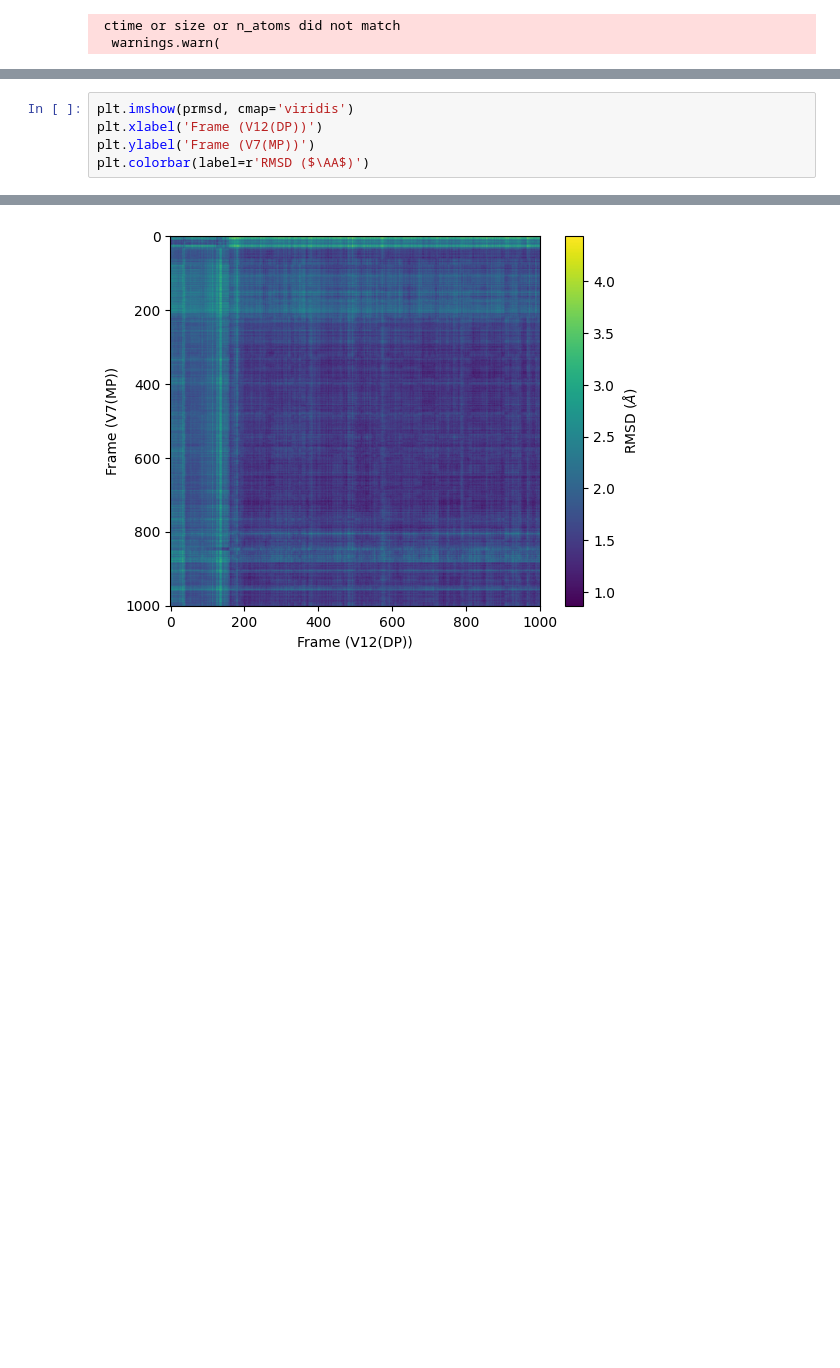
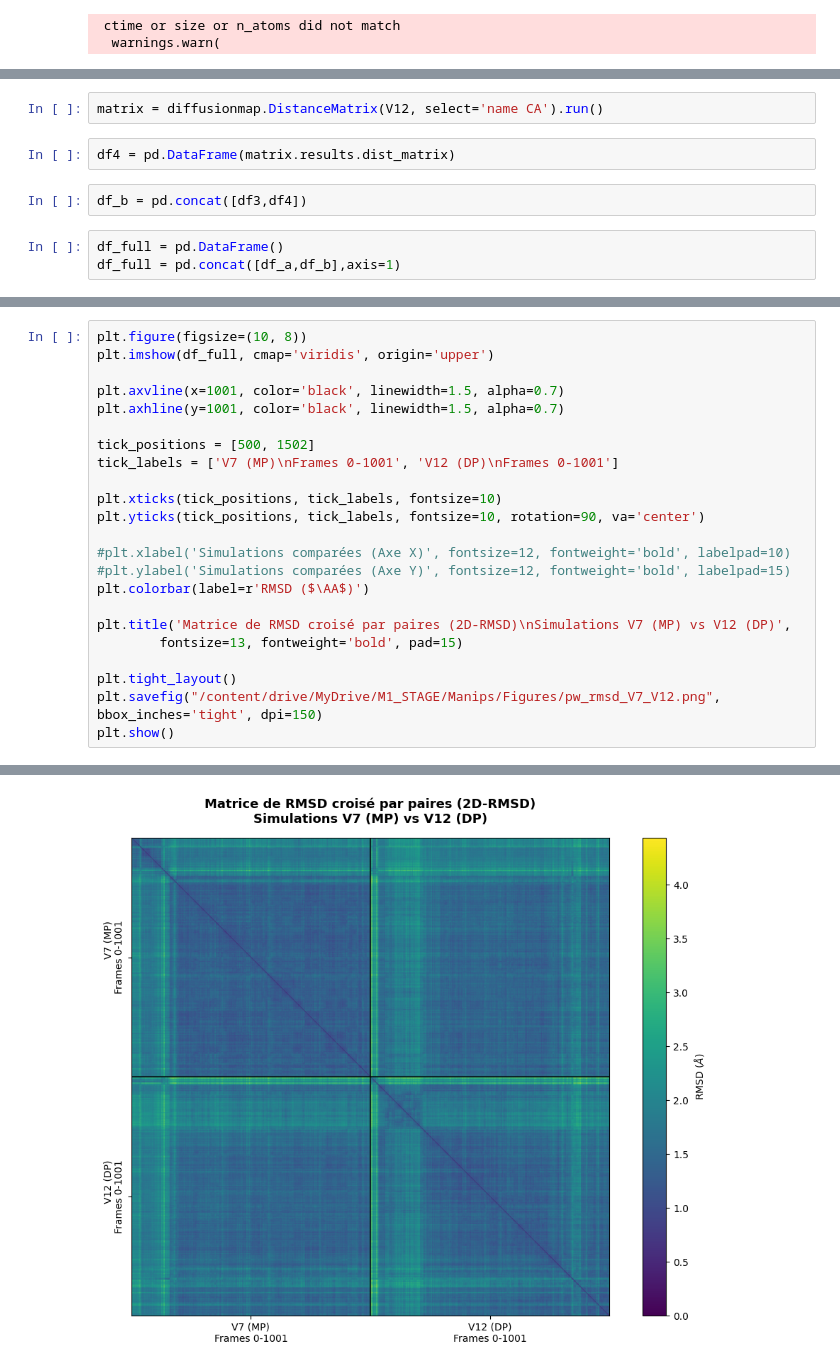
Before and after one commit to annhater/M1_STAGE, a Jupyter notebook: 2_notebooks/02_analysis_pw_RMSD.ipynb, the cells around one changed output, grey strips where cells are left out. Saved outputs shown, nothing was run; the diff lists cells and outputs as text; blank space fills up the shorter version.

```diff
--- a/2_notebooks/02_analysis_pw_RMSD.ipynb
+++ b/2_notebooks/02_analysis_pw_RMSD.ipynb
@@ -74,0 +129,9 @@ for i, frame_open in enumerate(V12.trajectory):
+# %%
+matrix = diffusionmap.DistanceMatrix(V12, select='name CA').run()
+# %%
+df4 = pd.DataFrame(matrix.results.dist_matrix)
+# %%
+df_b = pd.concat([df3,df4])
+# %%
+df_full = pd.DataFrame()
+df_full = pd.concat([df_a,df_b],axis=1)
@@ -75,6 +154,24 @@ for i, frame_open in enumerate(V12.trajectory):
 # %%
-plt.imshow(prmsd, cmap='viridis')
-plt.xlabel('Frame (V12(DP))')
-plt.ylabel('Frame (V7(MP))')
+plt.figure(figsize=(10, 8))
+plt.imshow(df_full, cmap='viridis', origin='upper')
+
+plt.axvline(x=1001, color='black', linewidth=1.5, alpha=0.7)
+plt.axhline(y=1001, color='black', linewidth=1.5, alpha=0.7)
+
+tick_positions = [500, 1502]
+tick_labels = ['V7 (MP)\nFrames 0-1001', 'V12 (DP)\nFrames 0-1001']
+
+plt.xticks(tick_positions, tick_labels, fontsize=10)
+plt.yticks(tick_positions, tick_labels, fontsize=10, rotation=90, va='center')
+
+#plt.xlabel('Simulations comparées (Axe X)', fontsize=12, fontweight='bold', labelpad=10)
+#plt.ylabel('Simulations comparées (Axe Y)', fontsize=12, fontweight='bold', labelpad=15)
 plt.colorbar(label=r'RMSD ($\AA$)')
+
+plt.title('Matrice de RMSD croisé par paires (2D-RMSD)\nSimulations V7 (MP) vs V12 (DP)',
+        fontsize=13, fontweight='bold', pad=15)
+
+plt.tight_layout()
+plt.savefig("/content/drive/MyDrive/M1_STAGE/Manips/Figures/pw_rmsd_V7_V12.png", bbox_inches='tight', dpi=150)
+plt.show()
 # %% [output]
@@ -82 +178 @@ plt.colorbar(label=r'RMSD ($\AA$)')
-[figure, old version]
+[figure, new version]
```
Also changed, not shown: parts of 43 cells of this notebook, 4 other files.
